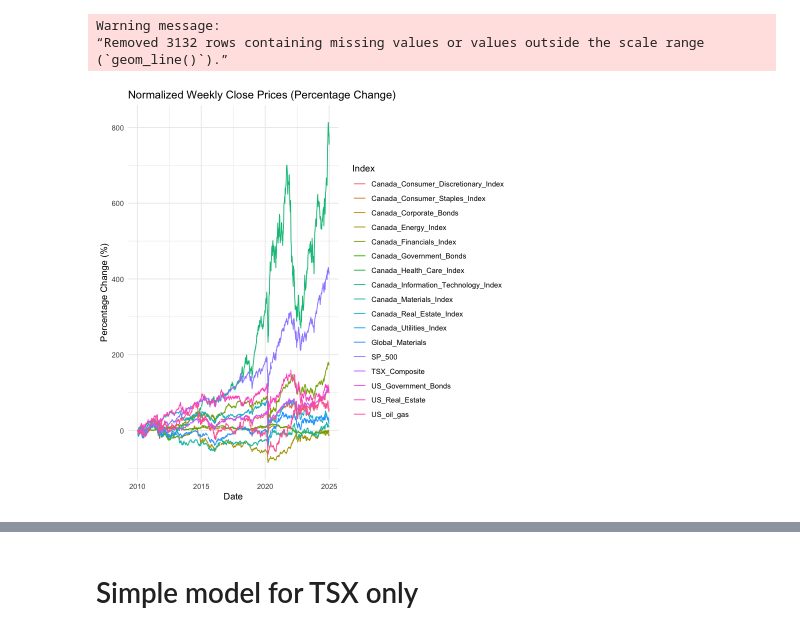
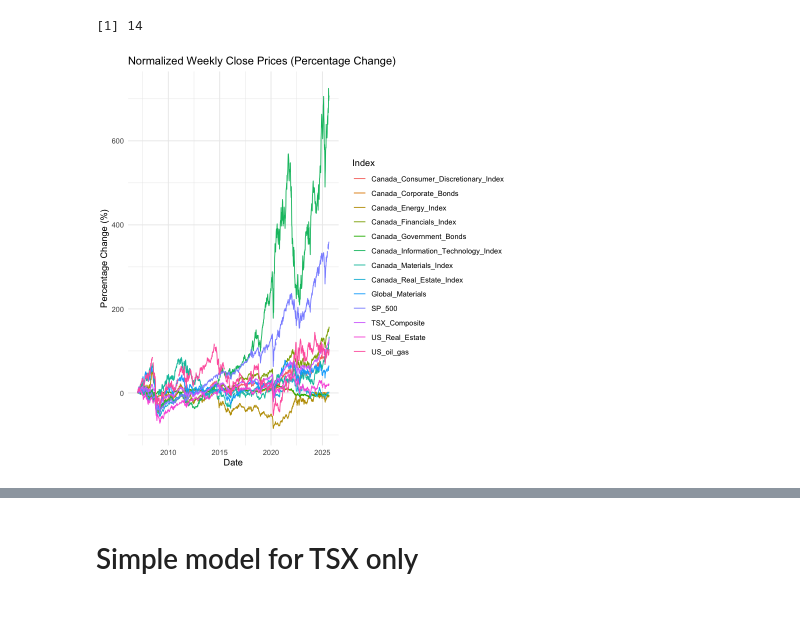
Before and after one commit to DuncanCSt/forecast_research, a Jupyter notebook: finance/markets_model_TSX_only.ipynb, the cells around one changed output, grey strips where cells are left out. Saved outputs shown, nothing was run; the diff lists cells and outputs as text; code cells hidden in the pictures.

```diff
--- a/finance/markets_model_TSX_only.ipynb
+++ b/finance/markets_model_TSX_only.ipynb
@@ -16,22 +34,22 @@ source("markets_functions.R")  # adjust path if the notebook’s cwd differs
 # %%
 
-close_data <- get_markets_data("2010-01-01", "2025-01-01", "weeks")
+close_data <- get_markets_data("2007-01-01", "2025-09-01", "weeks")
 
 # Reshape data for ggplot
 close_data_long <- close_data %>%
   mutate(Date = rownames(close_data)) %>%
   pivot_longer(-Date, names_to = "Index", values_to = "Close") %>%
   group_by(Index) %>%
   mutate(Close = (Close / first(Close) - 1) * 100) %>%  # Normalize as percentage change
   mutate(Date = as.Date(Date))
 
 # Plot using ggplot2
 ggplot(close_data_long, aes(x = Date, y = Close, color = Index)) +
   geom_line() +
   labs(title = "Normalized Weekly Close Prices (Percentage Change)", x = "Date", y = "Percentage Change (%)") +
   theme_minimal()
+
+ncol(close_data)
 # %% [output]
-Warning message:
-“Removed 3132 rows containing missing values or values outside the scale range
-(`geom_line()`).”
+[1] 14
-[figure, old version]
+[figure, new version]
```
Also changed, not shown: parts of 23 cells of this notebook, 31 other files.
